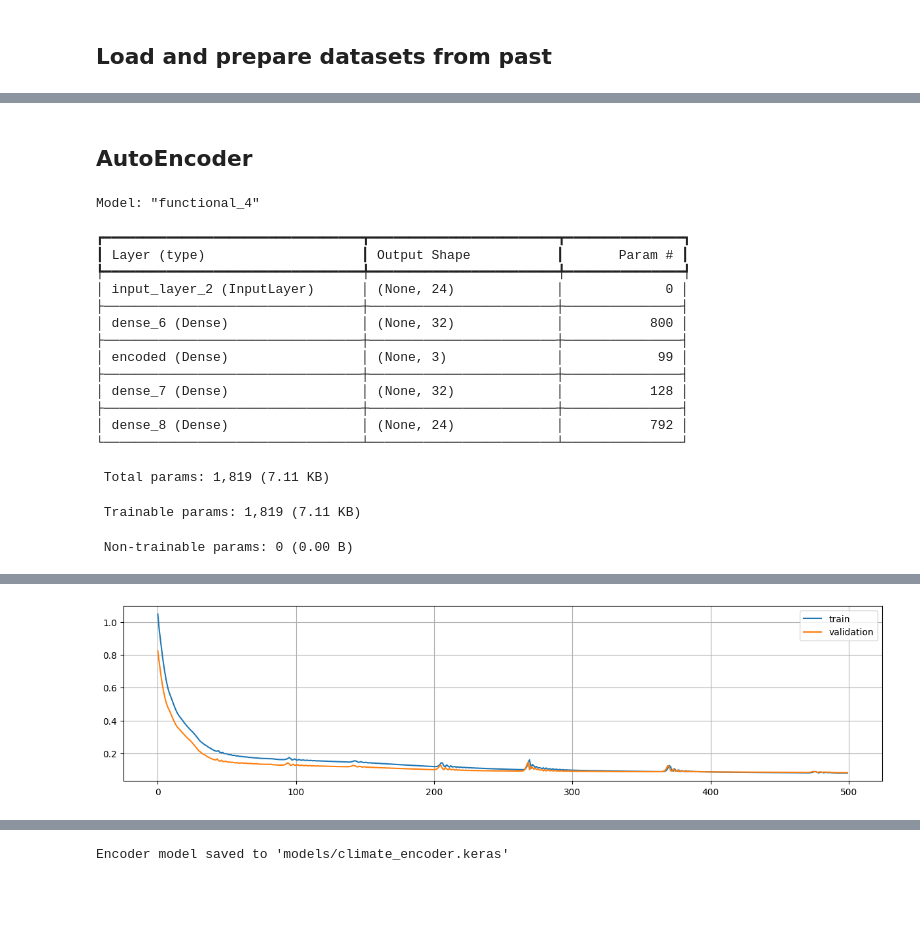
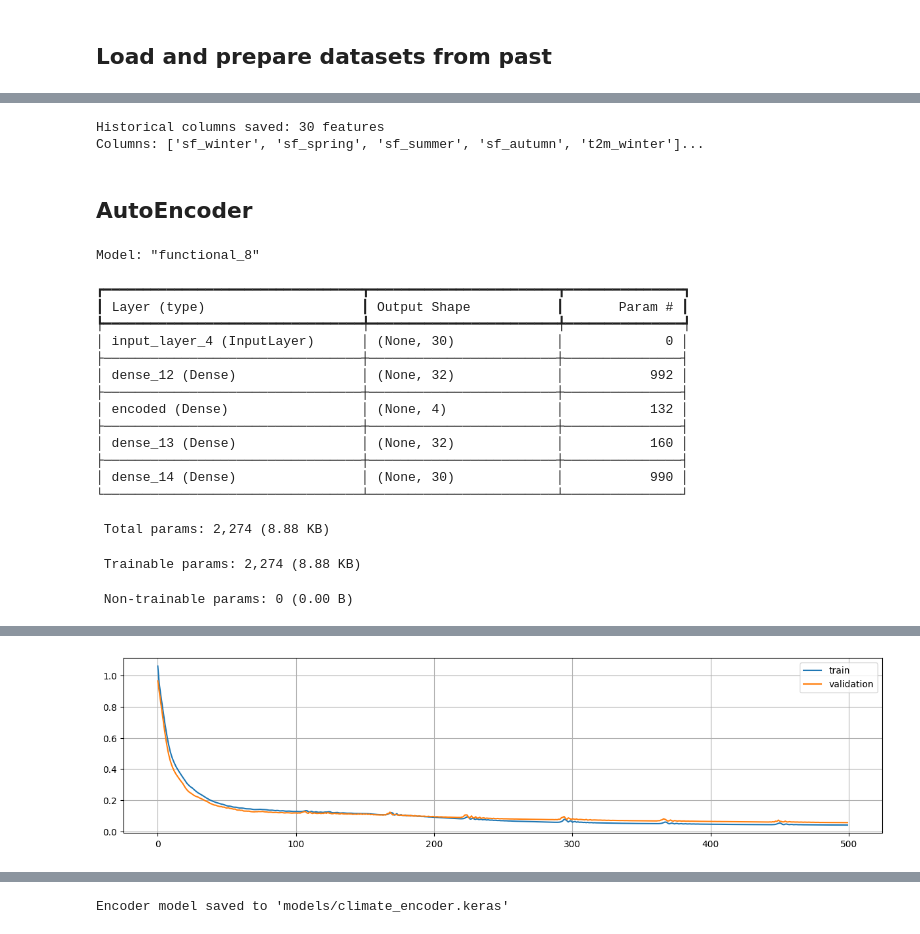
Before and after one commit to evarayHEIG/mlbd_projet, a Jupyter notebook: encoder.ipynb, the cells around one changed output, grey strips where cells are left out. Drawn from its saved outputs; the diff is of its cells as text; code cells hidden in the pictures; blank space fills up the shorter version.

```diff
--- a/encoder.ipynb
+++ b/encoder.ipynb
@@ -9,7 +9,7 @@ import matplotlib.pyplot as plt
 # %%
 # Load the datasets back from CSV files
 
-period_names = ['1970-1979', '1980-1989', '1990-1999', '2000-2009', '2010-2020']
+period_names = ['1940-1970', '1994-2024']
 loaded_datasets = {}
 
 for period_name in period_names:
@@ -44,3 +61,11 @@ display(fused_ds.shape)
+# %%
+# Save the column order from historical data (will be used to align future data)
+historical_cols = fused_ds.columns.tolist()
+print(f"Historical columns saved: {len(historical_cols)} features")
+print(f"Columns: {historical_cols[:5]}...")  # Show first 5 columns
+# %% [output]
+Historical columns saved: 30 features
+Columns: ['sf_winter', 'sf_spring', 'sf_summer', 'sf_autumn', 't2m_winter']...
 # %% [markdown]
 ## AutoEncoder
 # %%
@@ -100,23 +125,23 @@ def reduce_dims_autoencoder(data_train, all_data, d):
     reduced_data = encoder.predict(all_data_scaled)
     return reduced_data, encoder, scaler
 # %%
-reduded_fused_ds, encoder, scaler = reduce_dims_autoencoder(data_train, fused_ds, d=3)
+reduded_fused_ds, encoder, scaler = reduce_dims_autoencoder(data_train, fused_ds, d=4)
 # %% [output]
-Model: "functional_4"
+Model: "functional_8"
 ┏━━━━━━━━━━━━━━━━━━━━━━━━━━━━━━━━━┳━━━━━━━━━━━━━━━━━━━━━━━━┳━━━━━━━━━━━━━━━┓
 ┃ Layer (type)                    ┃ Output Shape           ┃       Param # ┃
 ┡━━━━━━━━━━━━━━━━━━━━━━━━━━━━━━━━━╇━━━━━━━━━━━━━━━━━━━━━━━━╇━━━━━━━━━━━━━━━┩
-│ input_layer_2 (InputLayer)      │ (None, 24)             │             0 │
+│ input_layer_4 (InputLayer)      │ (None, 30)             │             0 │
 ├─────────────────────────────────┼────────────────────────┼───────────────┤
-│ dense_6 (Dense)                 │ (None, 32)             │           800 │
+│ dense_12 (Dense)                │ (None, 32)             │           992 │
 ├─────────────────────────────────┼────────────────────────┼───────────────┤
-│ encoded (Dense)                 │ (None, 3)              │            99 │
+│ encoded (Dense)                 │ (None, 4)              │           132 │
 ├─────────────────────────────────┼────────────────────────┼───────────────┤
-│ dense_7 (Dense)                 │ (None, 32)             │           128 │
+│ dense_13 (Dense)                │ (None, 32)             │           160 │
 ├─────────────────────────────────┼────────────────────────┼───────────────┤
-│ dense_8 (Dense)                 │ (None, 24)             │           792 │
+│ dense_14 (Dense)                │ (None, 30)             │           990 │
 └─────────────────────────────────┴────────────────────────┴───────────────┘
- Total params: 1,819 (7.11 KB)
+ Total params: 2,274 (8.88 KB)
- Trainable params: 1,819 (7.11 KB)
+ Trainable params: 2,274 (8.88 KB)
  Non-trainable params: 0 (0.00 B)
 Epoch 1/500
@@ -138,2 +163,2 @@ Restoring model weights from the end of the best epoch: 499.
 Restoring model weights from the end of the best epoch: 499.
-[figure, old version]
+[figure, new version]
```
Also changed, not shown: parts of 13 cells of this notebook, 38 other files.
